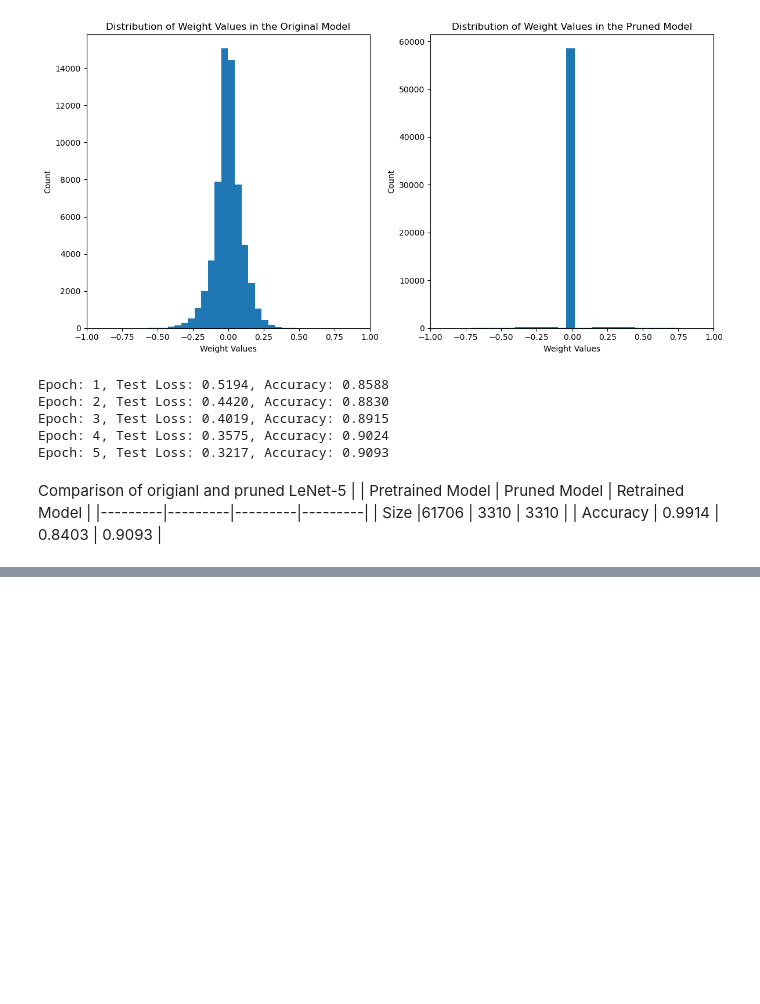
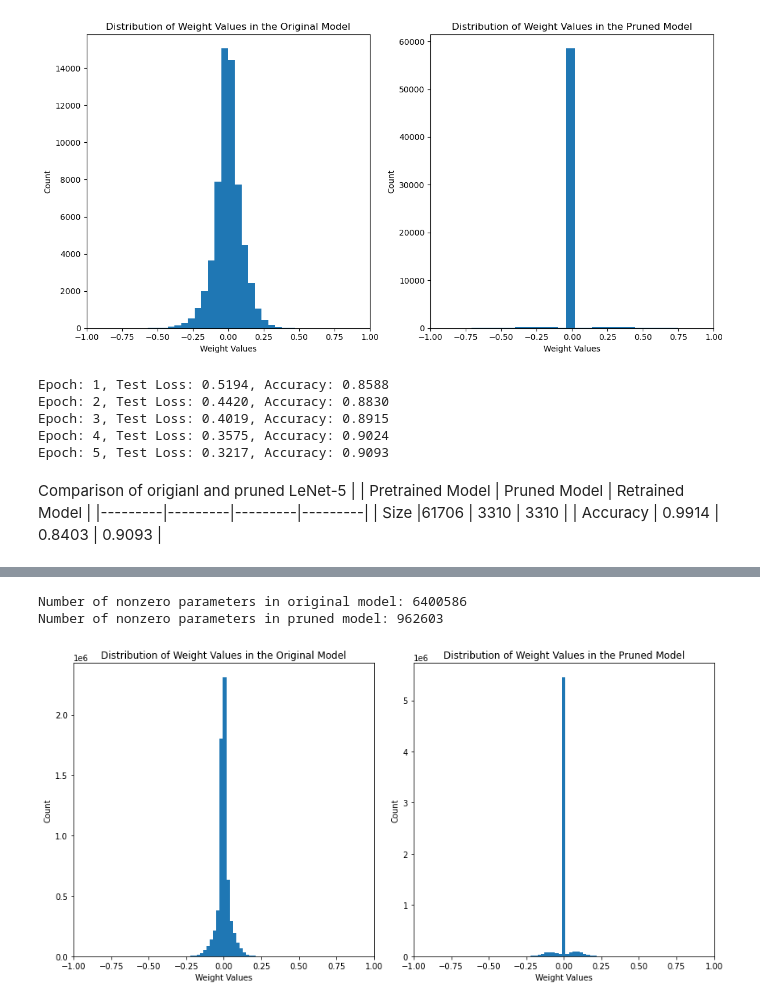
Before and after one commit to FFFROZEN090/EML_Pruning_ADMM, a Jupyter notebook: demo.ipynb, the cells around one changed output, grey strips where cells are left out. Saved outputs shown, nothing was run; the diff lists cells and outputs as text; code cells hidden in the pictures; blank space fills up the shorter version.

Commit message:
VGG-8 pruning with demo

```diff
--- a/demo.ipynb
+++ b/demo.ipynb
@@ -406,0 +437,10 @@ Comparison of origianl and pruned LeNet-5
+# %%
+# Apply ADMM pruning method to AlexNet
+model_VGG_2 = VGG_8()
+percent = [0.85] * 9
+model_VGG_2.load_state_dict(torch.load('models/VGG_best_model.pth'))
+test_loss, accuracy = evaluate(model_VGG_2, test_loader, device, criterion = nn.CrossEntropyLoss())
+print(f'Original model, Test Loss: {test_loss:.4f}, Accuracy: {accuracy:.4f}')
+pruned_model, mask = admm_pruning(model_VGG_2, train_loader, percent)
+test_loss, accuracy = evaluate(pruned_model, test_loader, device, criterion = nn.CrossEntropyLoss())
+print(f'Pruned model, Test Loss: {test_loss:.4f}, Accuracy: {accuracy:.4f}')
@@ -406,0 +465,8 @@ Comparison of origianl and pruned LeNet-5
+# %%
+# Retrain the model of VGG-8
+fine_tune_epochs = 5
+optimizer = optim.Adam(pruned_model.parameters(), lr=1e-3)
+for epoch in range(fine_tune_epochs):
+    train(pruned_model, train_loader, device, optimizer=optimizer, criterion = nn.CrossEntropyLoss(), mask=mask)
+    test_loss, accuracy = evaluate(pruned_model, test_loader, device, criterion = nn.CrossEntropyLoss())
+    print(f'Epoch: {epoch + 1}, Test Loss: {test_loss:.4f}, Accuracy: {accuracy:.4f}')
@@ -406,0 +479,34 @@ Comparison of origianl and pruned LeNet-5
+# %%
+# Visualize model parameter changes and model size changes of VGG-8
+print(f'Number of nonzero parameters in original model: {count_nonzero_params(model_VGG)}')
+print(f'Number of nonzero parameters in pruned model: {count_nonzero_params(pruned_model)}')
+
+# Plot the distribution of weights in the original and pruned models
+weights_leorignal = []
+weights_lepruned = []
+for param in model_VGG.parameters():
+    weights_leorignal += list(param.cpu().detach().numpy().flatten())
+for param in pruned_model.parameters():
+    weights_lepruned += list(param.cpu().detach().numpy().flatten())
+
+plt.figure(figsize=(12, 6))
+plt.subplot(1, 2, 1)
+plt.hist(weights_leorignal, bins=50)
+plt.xlabel('Weight Values')
+plt.ylabel('Count')
+plt.title('Distribution of Weight Values in the Original Model')
+plt.xlim([-1, 1])
+
+plt.subplot(1, 2, 2)
+plt.hist(weights_lepruned, bins=50)
+plt.xlabel('Weight Values')
+plt.ylabel('Count')
+plt.title('Distribution of Weight Values in the Pruned Model')
+plt.xlim([-1, 1])
+
+plt.tight_layout()
+plt.show()
+# %% [output]
+Number of nonzero parameters in original model: 6400586
+Number of nonzero parameters in pruned model: 962603
+[figure, added]
```
Also changed, not shown: parts of 21 cells of this notebook, 3 other files.
